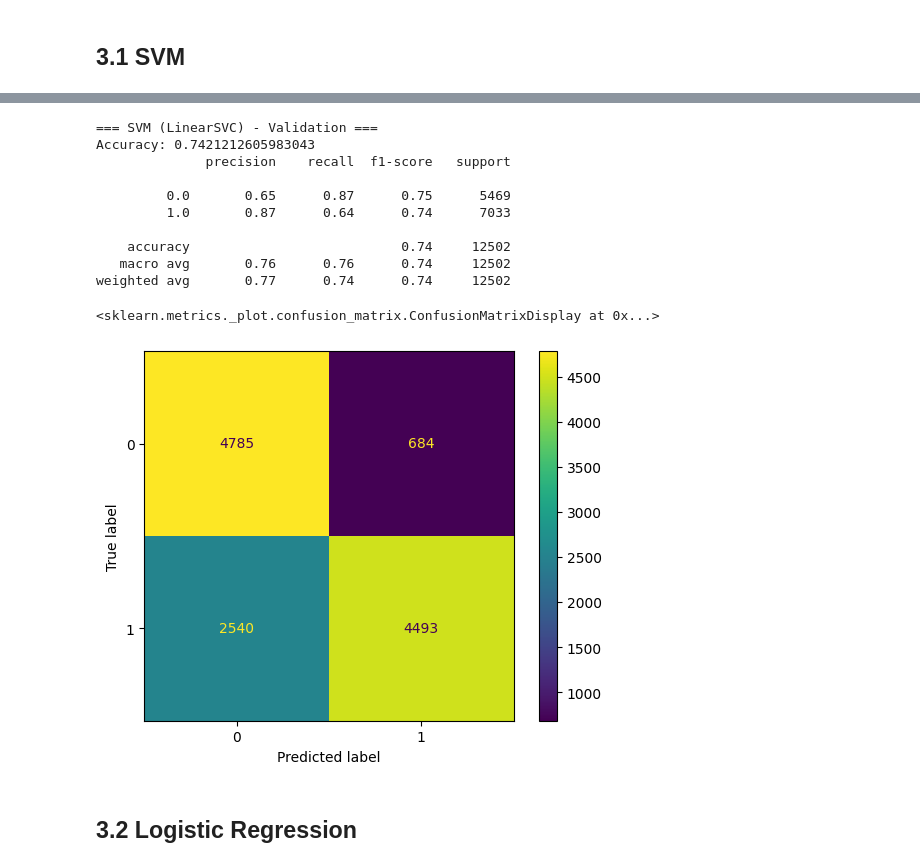
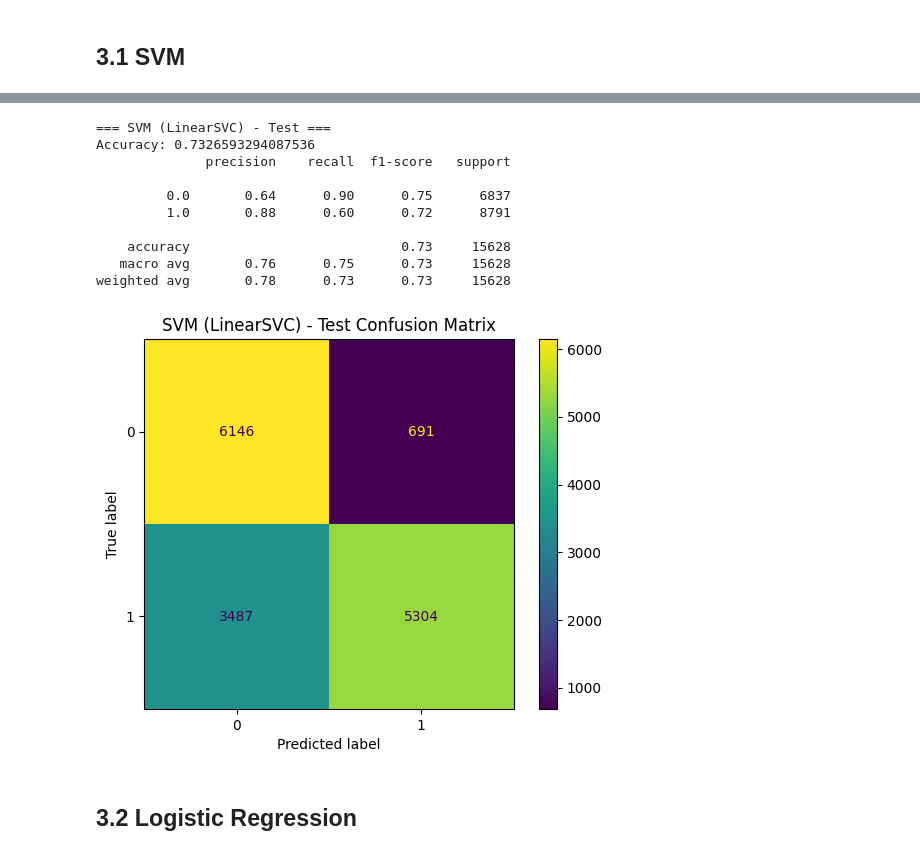
Before and after one commit to kimjiji8105/purchase-conversion-prediction, a Jupyter notebook: notebooks/04_model_training.ipynb, the cells around one changed output, grey strips where cells are left out. Drawn from its saved outputs; the diff is of its cells as text; code cells hidden in the pictures.

Commit message:
feat: add baseline modeling pipeline

```diff
--- a/notebooks/04_model_training.ipynb
+++ b/notebooks/04_model_training.ipynb
@@ -29,13 +32,14 @@ def setup_data():
     raw_path = f"{org_path}data/raw/"
     prc_path = f"{org_path}data/processed/"
     eda_path = f"{org_path}outputs/eda/"
+    otp_path = f"{org_path}data/models/"
     seed = 42
 
     print("변수 세팅 완료")
-    return org_path, raw_path, prc_path, eda_path, seed
+    return org_path, raw_path, prc_path, eda_path, otp_path, seed
 
 # 사용 예시 (반환값 9개)
-org_path, raw_path, prc_path, eda_path, seed = setup_data()
+org_path, raw_path, prc_path, eda_path, otp_path, seed = setup_data()
 # %% [output]
 변수 세팅 완료
 # %%
@@ -182,16 +186,7 @@ target_col
 # %%
 # 1) train_df
-X = train_df.drop(target_col, axis=1)
-y = train_df[target_col]
-
-# 2) train / val 분리
-X_train, X_val, y_train, y_val = train_test_split(
-    X,
-    y,
-    test_size=0.2,      # 비율은 필요에 맞게 조정
-    random_state=42,
-    stratify=y          # 분류 문제라면 권장
-)
+X_train  = train_df.drop(target_col, axis=1)
+y_train  = train_df[target_col]
 
 # test_df
 X_test = test_df.drop(target_col, axis=1)
@@ -205,10 +200,13 @@ preprocess = ColumnTransformer(
         ('cat', OneHotEncoder(handle_unknown='ignore'), cat_cols)
     ]
 )
-# %%
-X_train_preprocessed = preprocess.fit_transform(X_train)
-X_val_preprocessed = preprocess.transform(X_val)
-X_test_preprocessed = preprocess.transform(X_test)
+# %%
+# 불균형 가능성을 고려해 StratifiedKFold 사용
+cv = StratifiedKFold(
+    n_splits=5,          # 필요시 3, 5, 10 등 조정
+    shuffle=True,
+    random_state=seed
+)
 # %% [markdown]
 # 3. 모델링
 # %%
@@ -248,23 +283,24 @@ y_val_pred_svm = svm_clf.predict(X_val_preprocessed)
 # %%
-print("=== SVM (LinearSVC) - Validation ===")
-print("Accuracy:", accuracy_score(y_val, y_val_pred_svm))
-print(classification_report(y_val, y_val_pred_svm))
+print("=== SVM (LinearSVC) - Test ===")
+print("Accuracy:", accuracy_score(y_test, y_test_pred_svm))
+print(classification_report(y_test, y_test_pred_svm))
 # %% [output]
-=== SVM (LinearSVC) - Validation ===
-Accuracy: 0.7421212605983043
+=== SVM (LinearSVC) - Test ===
+Accuracy: 0.7326593294087536
               precision    recall  f1-score   support
 
-         0.0       0.65      0.87      0.75      5469
-         1.0       0.87      0.64      0.74      7033
+         0.0       0.64      0.90      0.75      6837
+         1.0       0.88      0.60      0.72      8791
 
-    accuracy                           0.74     12502
-   macro avg       0.76      0.76      0.74     12502
-weighted avg       0.77      0.74      0.74     12502
+    accuracy                           0.73     15628
+   macro avg       0.76      0.75      0.73     15628
+weighted avg       0.78      0.73      0.73     15628
 # %%
-ConfusionMatrixDisplay.from_predictions(y_val, y_val_pred_svm)
+ConfusionMatrixDisplay.from_predictions(y_test, y_test_pred_svm)
+plt.title("SVM (LinearSVC) - Test Confusion Matrix")
+plt.show()
 # %% [output]
-<sklearn.metrics._plot.confusion_matrix.ConfusionMatrixDisplay at 0x...>
-[figure, old version]
+[figure, new version]
 # %% [markdown]
 ## 3.2 Logistic Regression
 # %%
```
Also changed, not shown: parts of 17 cells of this notebook, 2 other files.
